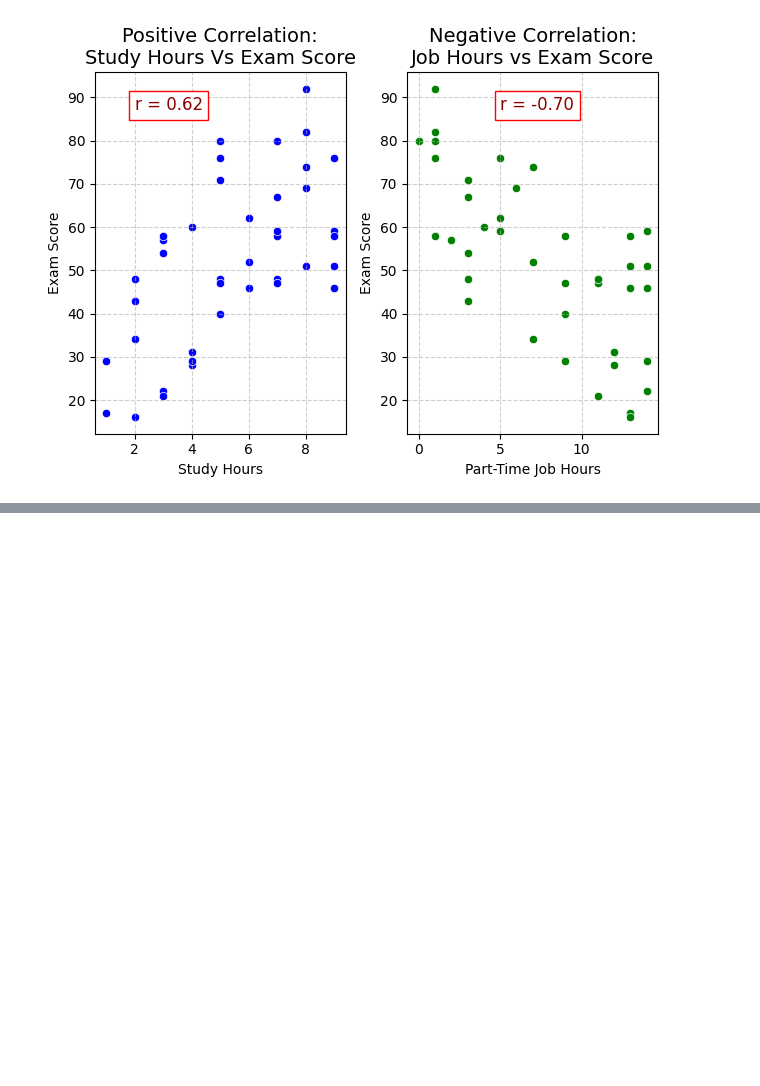
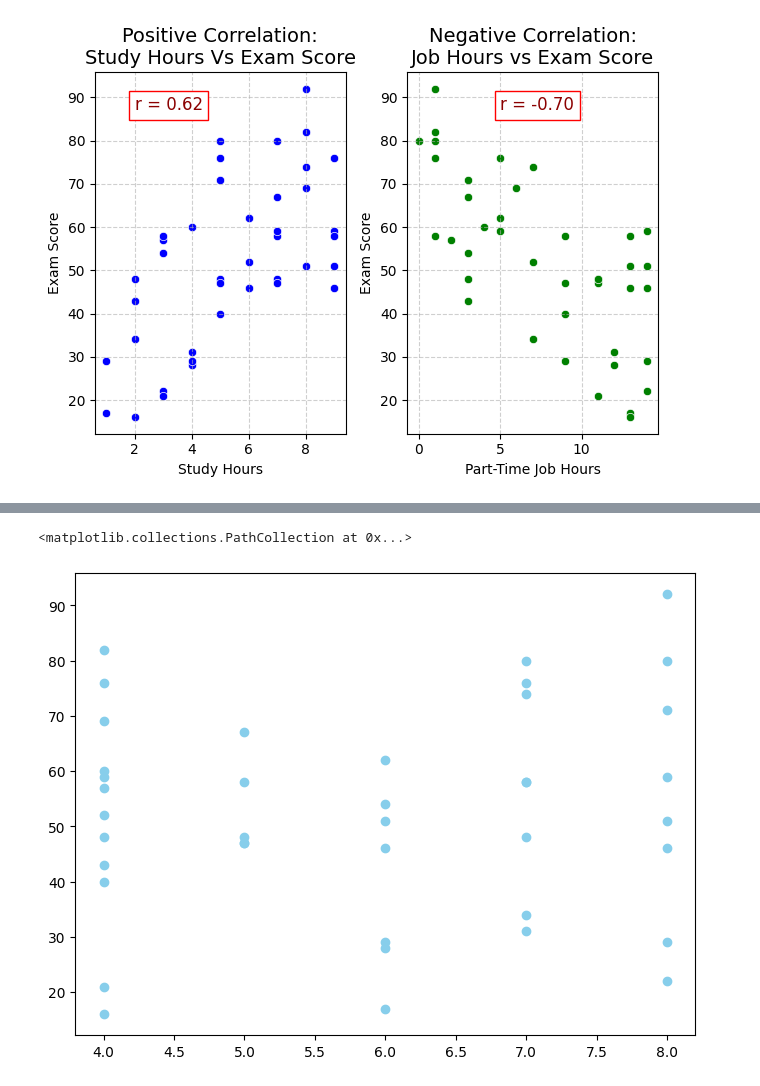
Before and after one commit to Tee-AiEng/Data_and_Data_analysis, a Jupyter notebook: week_8/correlate_ion.ipynb, the cells around one changed output, grey strips where cells are left out. Cells and saved outputs as stored; diff of their text form; code cells hidden in the pictures; blank space fills up the shorter version.

```diff
--- a/week_8/correlate_ion.ipynb
+++ b/week_8/correlate_ion.ipynb
@@ -87,0 +174,3 @@ plt.show()
+# %%
+prediction = model.predict(X)
+prediction
@@ -87,0 +195,7 @@ plt.show()
+# %%
+data["predicted_exam_score"] = prediction
+
+data["squared_error"] = (data["exam_score"] - data["predicted_exam_score"]) **2
+
+
+data[["study_hours", "exam_score","predicted_exam_score", "squared_error"]]
@@ -87,0 +317,6 @@ plt.show()
+# %%
+plt.figure(figsize=(8,6))
+plt.scatter(x=data["sleep_hours"], y=y, color="skyblue")
+# %% [output]
+<matplotlib.collections.PathCollection at 0x...>
+[figure, added]
```
Also changed, not shown: parts of 23 cells of this notebook.
